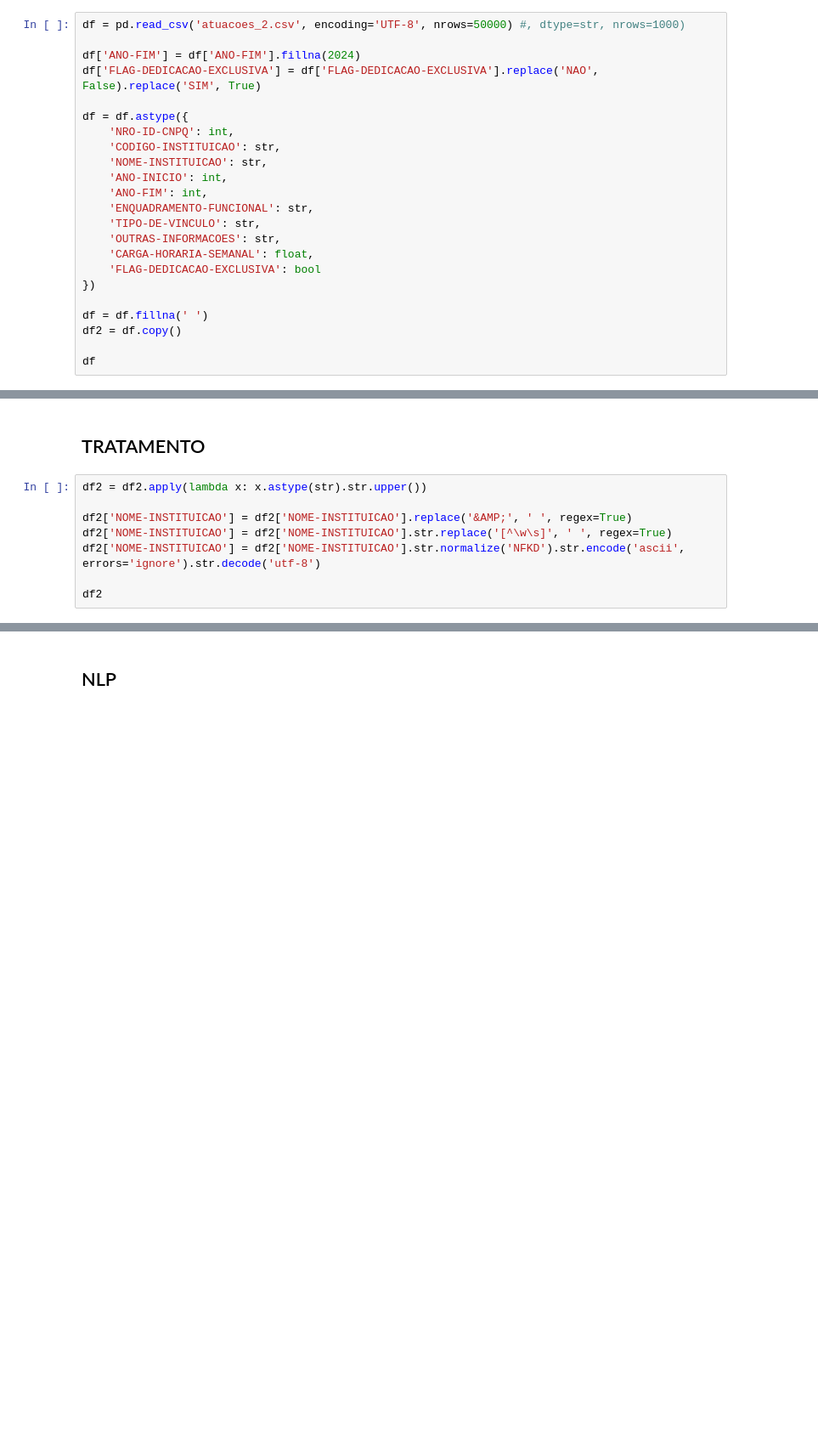
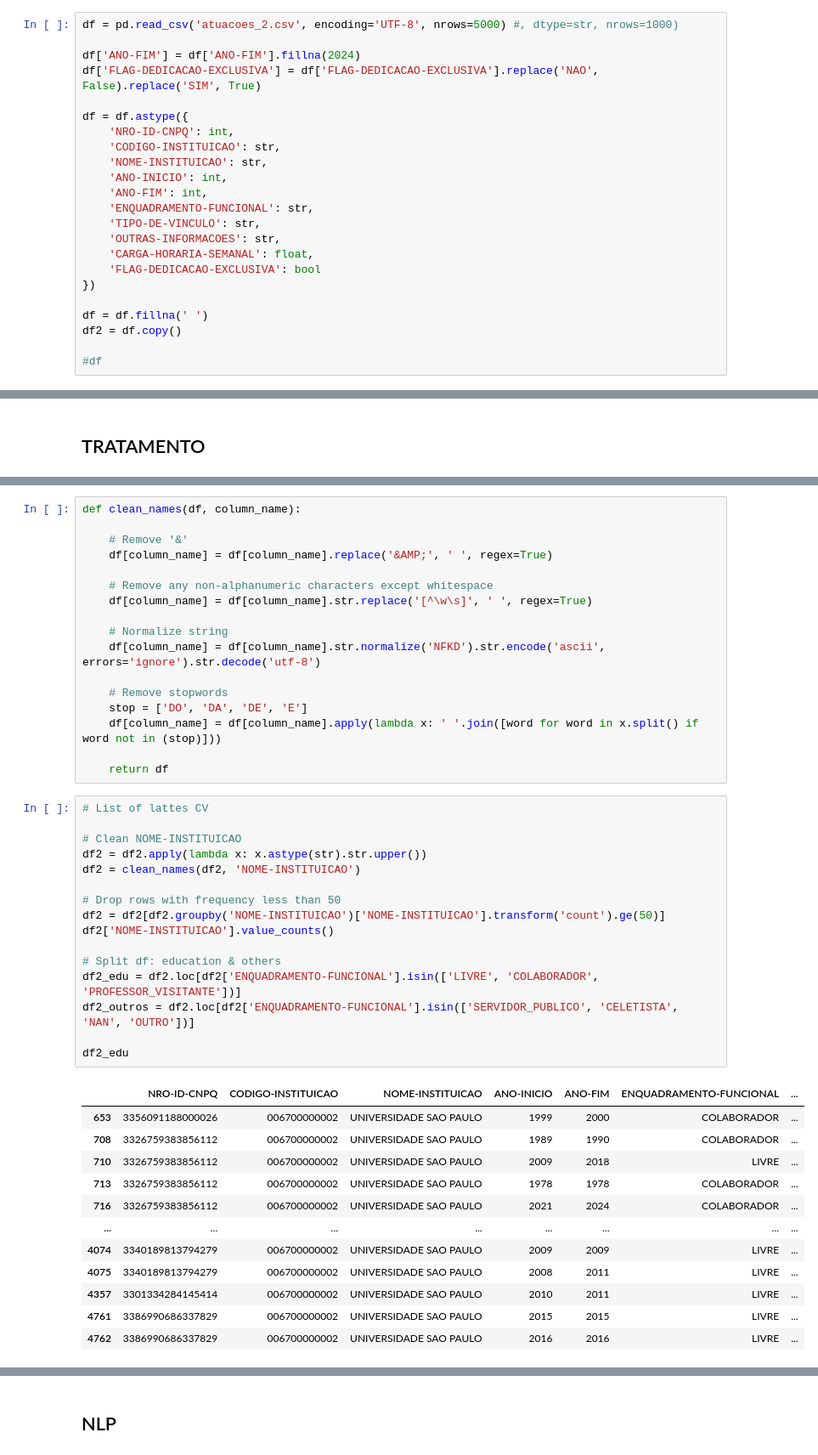
Before and after one commit to ysngwn/mqa, a Jupyter notebook: mqa_1.ipynb, the cells around one changed output, grey strips where cells are left out. Shown at 85% size. Cells and saved outputs as stored; diff of their text form; blank space fills up the shorter version.

```diff
--- a/mqa_1.ipynb
+++ b/mqa_1.ipynb
@@ -33,7 +37,7 @@ pd.set_option('display.max_columns', None)
 # %% [markdown]
 ## READ_CSV
 # %%
-df = pd.read_csv('atuacoes_2.csv', encoding='UTF-8', nrows=50000) #, dtype=str, nrows=1000)
+df = pd.read_csv('atuacoes_2.csv', encoding='UTF-8', nrows=5000) #, dtype=str, nrows=1000)
 
 df['ANO-FIM'] = df['ANO-FIM'].fillna(2024)
 df['FLAG-DEDICACAO-EXCLUSIVA'] = df['FLAG-DEDICACAO-EXCLUSIVA'].replace('NAO', False).replace('SIM', True)
@@ -54,4 +58,4 @@ df = df.astype({
 df = df.fillna(' ')
 df2 = df.copy()
 
-df
+#df
@@ -58,10 +70,2 @@ df
 # %% [markdown]
 ## TRATAMENTO
-# %%
-df2 = df2.apply(lambda x: x.astype(str).str.upper())
-
-df2['NOME-INSTITUICAO'] = df2['NOME-INSTITUICAO'].replace('&AMP;', ' ', regex=True)
-df2['NOME-INSTITUICAO'] = df2['NOME-INSTITUICAO'].str.replace('[^\w\s]', ' ', regex=True)
-df2['NOME-INSTITUICAO'] = df2['NOME-INSTITUICAO'].str.normalize('NFKD').str.encode('ascii', errors='ignore').str.decode('utf-8')
-
-df2
@@ -99,0 +72,46 @@ df_uni_filtered
+# %%
+def clean_names(df, column_name):
+
+    # Remove '&'
+    df[column_name] = df[column_name].replace('&AMP;', ' ', regex=True)
+
+    # Remove any non-alphanumeric characters except whitespace
+    df[column_name] = df[column_name].str.replace('[^\w\s]', ' ', regex=True)
+
+    # Normalize string
+    df[column_name] = df[column_name].str.normalize('NFKD').str.encode('ascii', errors='ignore').str.decode('utf-8')
+
+    # Remove stopwords
+    stop = ['DO', 'DA', 'DE', 'E']
+    df[column_name] = df[column_name].apply(lambda x: ' '.join([word for word in x.split() if word not in (stop)]))
+
+    return df
+# %%
+# List of lattes CV
+
+# Clean NOME-INSTITUICAO
+df2 = df2.apply(lambda x: x.astype(str).str.upper())
+df2 = clean_names(df2, 'NOME-INSTITUICAO')
+
+# Drop rows with frequency less than 50
+df2 = df2[df2.groupby('NOME-INSTITUICAO')['NOME-INSTITUICAO'].transform('count').ge(50)]
+df2['NOME-INSTITUICAO'].value_counts()
+
+# Split df: education & others
+df2_edu = df2.loc[df2['ENQUADRAMENTO-FUNCIONAL'].isin(['LIVRE', 'COLABORADOR', 'PROFESSOR_VISITANTE'])]
+df2_outros = df2.loc[df2['ENQUADRAMENTO-FUNCIONAL'].isin(['SERVIDOR_PUBLICO', 'CELETISTA', 'NAN', 'OUTRO'])]
+
+df2_edu
+# %% [output]
+|  | NRO-ID-CNPQ | CODIGO-INSTITUICAO | NOME-INSTITUICAO | ANO-INICIO | ANO-FIM | ENQUADRAMENTO-FUNCIONAL | ... |
+| 653 | 3356091188000026 | 006700000002 | UNIVERSIDADE SAO PAULO | 1999 | 2000 | COLABORADOR | ... |
+| 708 | 3326759383856112 | 006700000002 | UNIVERSIDADE SAO PAULO | 1989 | 1990 | COLABORADOR | ... |
+| 710 | 3326759383856112 | 006700000002 | UNIVERSIDADE SAO PAULO | 2009 | 2018 | LIVRE | ... |
+| 713 | 3326759383856112 | 006700000002 | UNIVERSIDADE SAO PAULO | 1978 | 1978 | COLABORADOR | ... |
+| 716 | 3326759383856112 | 006700000002 | UNIVERSIDADE SAO PAULO | 2021 | 2024 | COLABORADOR | ... |
+| ... | ... | ... | ... | ... | ... | ... | ... |
+| 4074 | 3340189813794279 | 006700000002 | UNIVERSIDADE SAO PAULO | 2009 | 2009 | LIVRE | ... |
+| 4075 | 3340189813794279 | 006700000002 | UNIVERSIDADE SAO PAULO | 2008 | 2011 | LIVRE | ... |
+| 4357 | 3301334284145414 | 006700000002 | UNIVERSIDADE SAO PAULO | 2010 | 2011 | LIVRE | ... |
+| 4761 | 3386990686337829 | 006700000002 | UNIVERSIDADE SAO PAULO | 2015 | 2015 | LIVRE | ... |
+| 4762 | 3386990686337829 | 006700000002 | UNIVERSIDADE SAO PAULO | 2016 | 2016 | LIVRE | ... |
```
Also changed, not shown: parts of 15 cells of this notebook.
